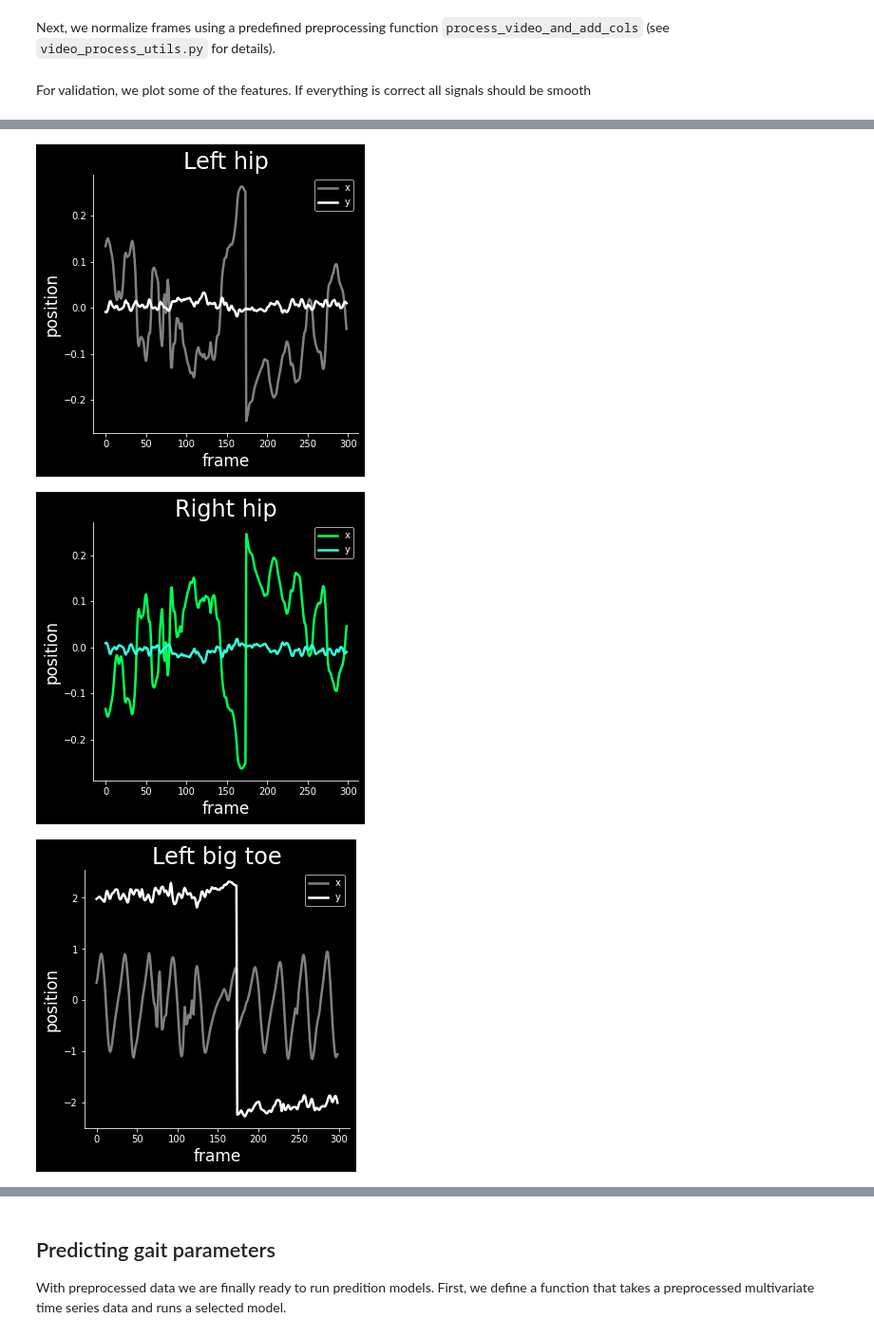
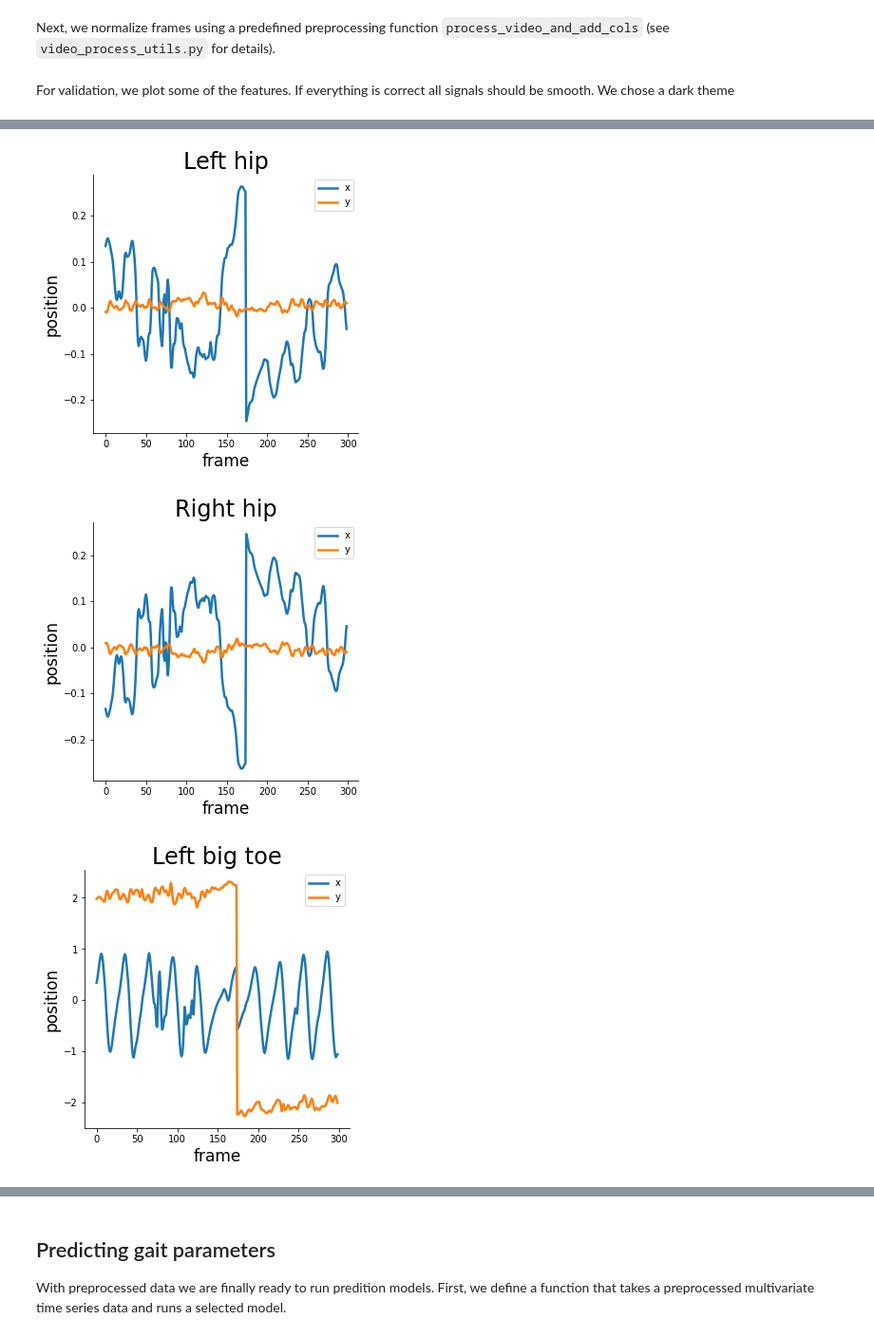
Before and after one commit to stanfordnmbl/mobile-gaitlab, a Jupyter notebook: demo/demo.ipynb, the cells around one changed output, grey strips where cells are left out. Shown: that part at 95% size. Drawn from its saved outputs; the diff is of its cells as text; code cells hidden in the pictures.

```diff
--- a/demo/demo.ipynb
+++ b/demo/demo.ipynb
@@ -99,9 +119,10 @@ processed_video_segments = []
 
 centered_filtered = process_video_and_add_cols(frames)
 # %% [markdown]
-For validation, we plot some of the features. If everything is correct all signals should be smooth
+For validation, we plot some of the features. If everything is correct all signals should be smooth. We chose a dark theme
 # %%
-plt.style.use('dark_background')
+# plt.style.use('dark_background') # theme for matching the generated video with black bg
+
 for name, col in PLOT_COLS.items():
     fig, ax = plt.subplots(figsize=(5, 5))
     ax.spines['right'].set_visible(False)
@@ -109,13 +130,19 @@ for name, col in PLOT_COLS.items():
     plt.title(name,fontsize=24)
     plt.xlabel("frame",fontsize=17)
     plt.ylabel("position",fontsize=17)
-    color = [0.5]*3
-    if LANK == col:
-        color = [x/255. for x in [0,85,255]]
-    if RHIP == col:
-        color = [x/255. for x in [0,255,85]]
-    plt.plot(centered_filtered[:,[col*2,]], linestyle="-", color=color, linewidth=2.5)
-    plt.plot(centered_filtered[:,[col*2+1,]], linestyle="-", color=[min((x+0.1)*2,1) for x in color], linewidth=2.5)
+
+# colors for the dark theme (video)
+#     color = [0.5]*3
+#     if LANK == col:
+#         color = [x/255. for x in [0,85,255]]
+#     if RHIP == col:
+#         color = [x/255. for x in [0,255,85]]
+#     plt.plot(centered_filtered[:,[col*2,]], linestyle="-", color=color, linewidth=2.5)
+#     plt.plot(centered_filtered[:,[col*2+1,]], linestyle="-", color=[min((x+0.1)*2,1) for x in color], linewidth=2.5)
+
+    plt.plot(centered_filtered[:,[col*2,]], linestyle="-", linewidth=2.5)
+    plt.plot(centered_filtered[:,[col*2+1,]], linestyle="-", linewidth=2.5)
     plt.legend(['x', 'y'],loc=1)
-    #plt.savefig("plots/%d" % col, bbox_inches="tight")
+
+#     plt.savefig("plots/%d" % col, bbox_inches="tight") # save for the video
 # %% [output]
@@ -126,3 +153,3 @@ for name, col in PLOT_COLS.items():
-[figure, old version]
+[figure, new version]
-[figure, old version]
+[figure, new version]
-[figure, old version]
+[figure, new version]
```
Also changed, not shown: parts of 8 cells of this notebook, 13 other files.
